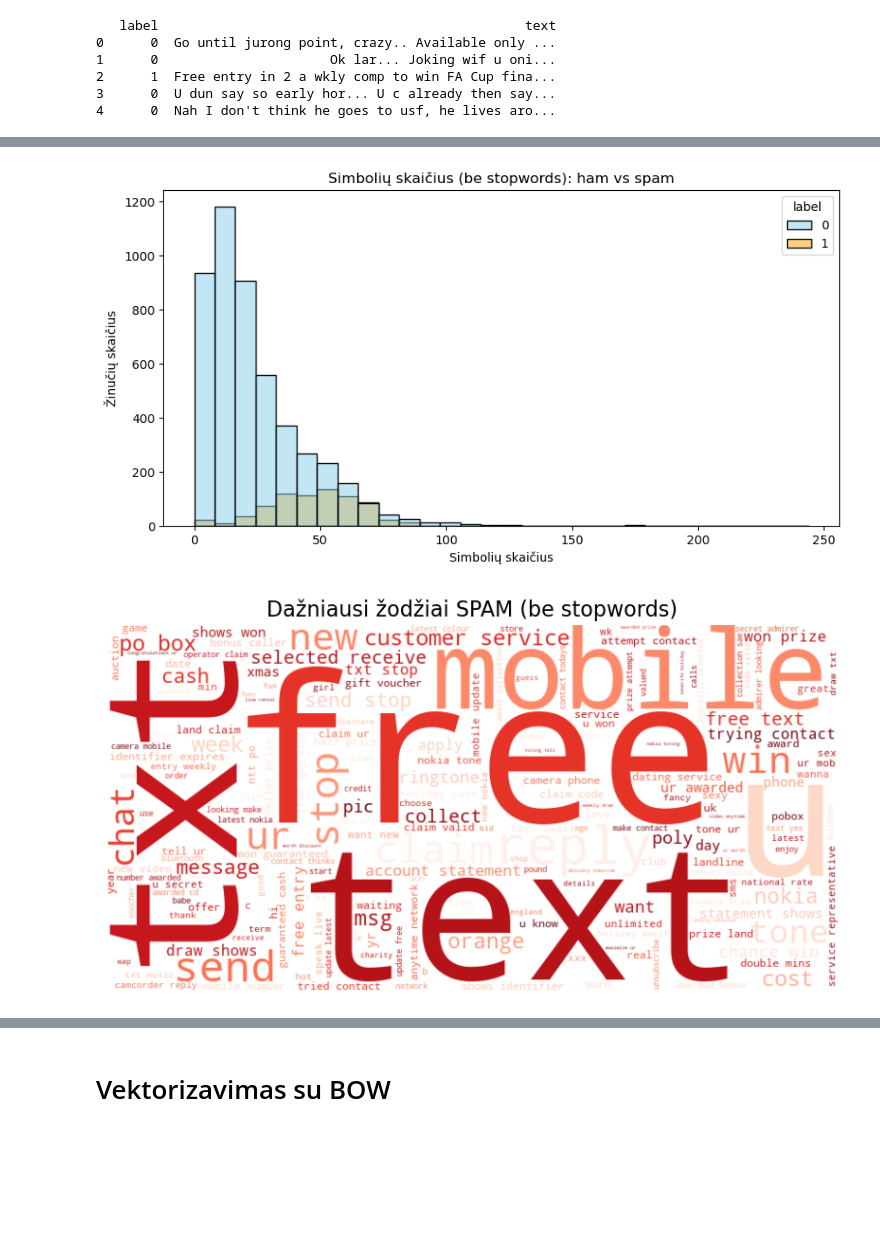
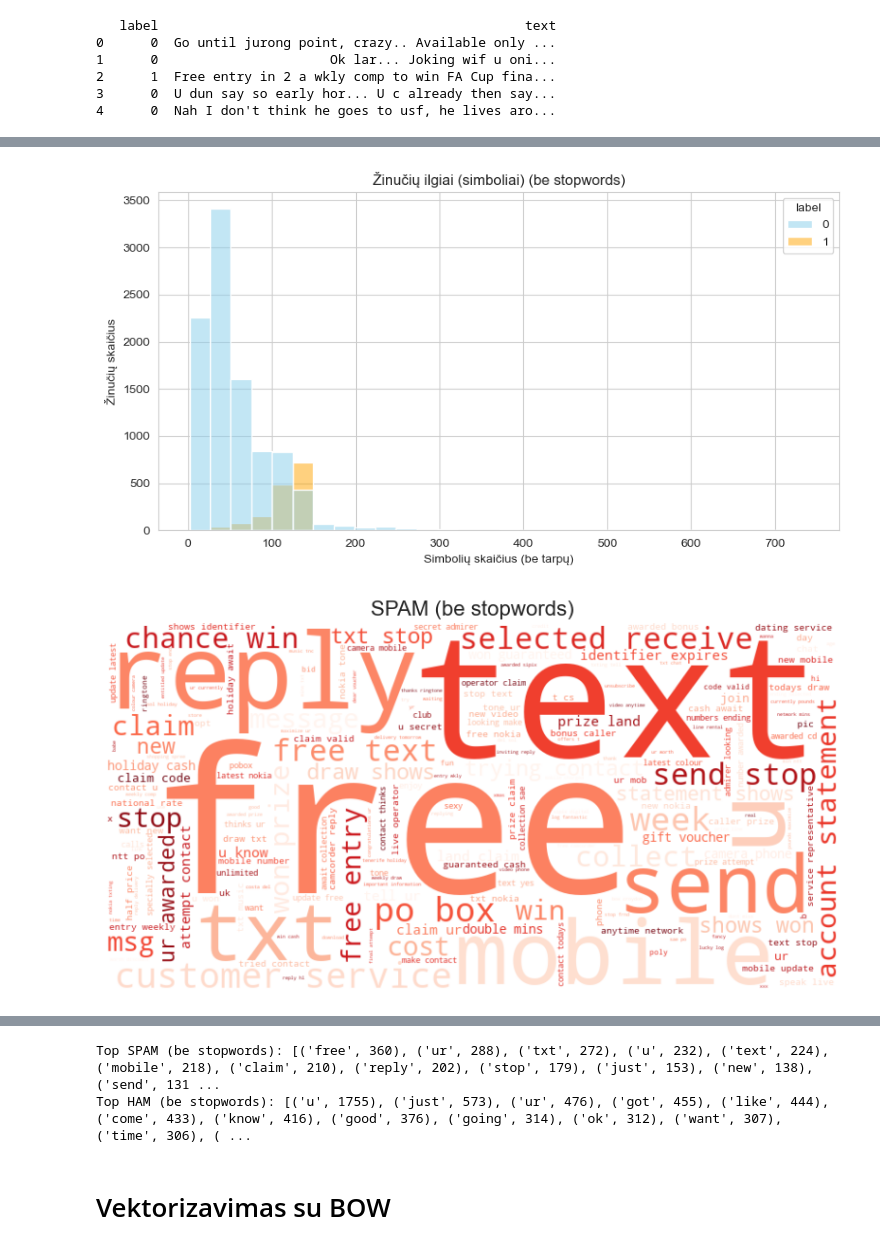
Before and after one commit to Sitri397/NLP, a Jupyter notebook: NLP.ipynb, the cells around one changed output, grey strips where cells are left out. Cells and saved outputs as stored; diff of their text form; code cells hidden in the pictures; blank space fills up the shorter version.

```diff
--- a/NLP.ipynb
+++ b/NLP.ipynb
@@ -99,61 +104,18 @@ plt.show()
 # %%
-# Sukuriame naują DataFrame kopiją
+def remove_stopwords(text):
+    words = str(text).lower().split()
+    filtered = [w for w in words if w.isalpha() and w not in ENGLISH_STOP_WORDS]
+    return " ".join(filtered)
+
 df_sw = df.copy()
-
-# Funkcija stopwords filtravimui
-def remove_stopwords(text):
-    words = text.lower().split()  # paverskime mažosiomis raidėmis ir padalinkime į žodžius
-    filtered_words = [w for w in words if w.isalpha() and w not in ENGLISH_STOP_WORDS]  # pašaliname stopwords ir simbolius
-    return " ".join(filtered_words)
-
-# Taikome funkciją visam stulpeliui
 df_sw['text'] = df_sw['text'].apply(remove_stopwords)
 # %%
-# 1️⃣ Skaičiuojame žodžių ir simbolių skaičių
-df_sw['word_count'] = df_sw['text'].apply(lambda x: len(str(x).split()))
-df_sw['char_count'] = df_sw['text'].apply(lambda x: len(str(x).replace(" ", "")))
+plot_histograms(df_sw, "(be stopwords)")
+plot_wordcloud(df_sw, 1, "SPAM (be stopwords)")
+plot_wordcloud(df_sw, 0, "HAM (be stopwords)")
 
-# 2️⃣ Histogramos
-plt.figure(figsize=(10,5))
-sns.histplot(df_sw, x='word_count', hue='label', bins=30, palette={0:'skyblue',1:'orange'})
-plt.title("Žodžių skaičius (be stopwords): ham vs spam")
-plt.xlabel("Žodžių skaičius")
-plt.ylabel("Žinučių skaičius")
-plt.show()
-
-plt.figure(figsize=(10,5))
-sns.histplot(df_sw, x='char_count', hue='label', bins=30, palette={0:'skyblue',1:'orange'})
-plt.title("Simbolių skaičius (be stopwords): ham vs spam")
-plt.xlabel("Simbolių skaičius")
-plt.ylabel("Žinučių skaičius")
-plt.show()
-
-# 3️⃣ WordCloud
-spam_text = " ".join(df_sw[df_sw['label']==1]['text'])
-ham_text = " ".join(df_sw[df_sw['label']==0]['text'])
-
-# Spam WordCloud
-plt.figure(figsize=(10,6))
-wordcloud_spam = WordCloud(width=800, height=400, background_color='white', colormap='Reds').generate(spam_text)
-plt.imshow(wordcloud_spam, interpolation='bilinear')
-plt.axis('off')
-plt.title("Dažniausi žodžiai SPAM (be stopwords)", fontsize=16)
-plt.show()
-
-# Ham WordCloud
-plt.figure(figsize=(10,6))
-wordcloud_ham = WordCloud(width=800, height=400, background_color='white', colormap='Blues').generate(ham_text)
-plt.imshow(wordcloud_ham, interpolation='bilinear')
-plt.axis('off')
-plt.title("Dažniausi žodžiai HAM (be stopwords)", fontsize=16)
-plt.show()
-
-# 4️⃣ Top 20 žodžių bar chart
-def get_top_words(texts, n=20):
-    words = " ".join(texts).split()
-    counter = Counter(words)
-    return counter.most_common(n)
-
-top_spam = get_top_words(df_sw[df_sw['label']==1]['text'])
-top_ham = get_top_words(df_sw[df_sw['label']==0]['text'])
+top_spam_sw = get_top_words(df_sw, 1)
+top_ham_sw = get_top_words(df_sw, 0)
+print("Top SPAM (be stopwords):", top_spam_sw)
+print("Top HAM (be stopwords):", top_ham_sw)
 # %% [output]
@@ -161,2 +123,2 @@ top_ham = get_top_words(df_sw[df_sw['label']==0]['text'])
-[figure, old version]
+[figure, new version]
-[figure, old version]
+[figure, new version]
@@ -164,3 +126,5 @@ top_ham = get_top_words(df_sw[df_sw['label']==0]['text'])
+Top SPAM (be stopwords): [('free', 360), ('ur', 288), ('txt', 272), ('u', 232), ('text', 224), ('mobile', 218), ('claim', 210), ('reply', 202), ('stop', 179), ('just', 153), ('new', 138), ('send', 131 ...
+Top HAM (be stopwords): [('u', 1755), ('just', 573), ('ur', 476), ('got', 455), ('like', 444), ('come', 433), ('know', 416), ('good', 376), ('going', 314), ('ok', 312), ('want', 307), ('time', 306), ( ...
 # %% [markdown]
 # Vektorizavimas su BOW
 # %%
```
Also changed, not shown: parts of 16 cells of this notebook, 1 other file.
